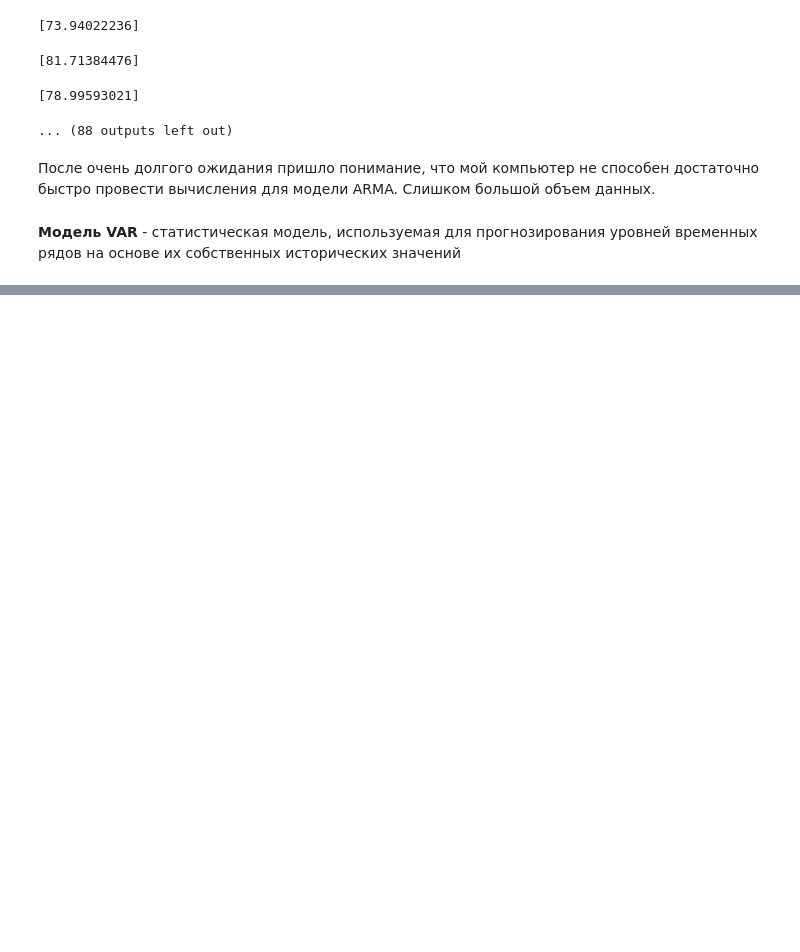
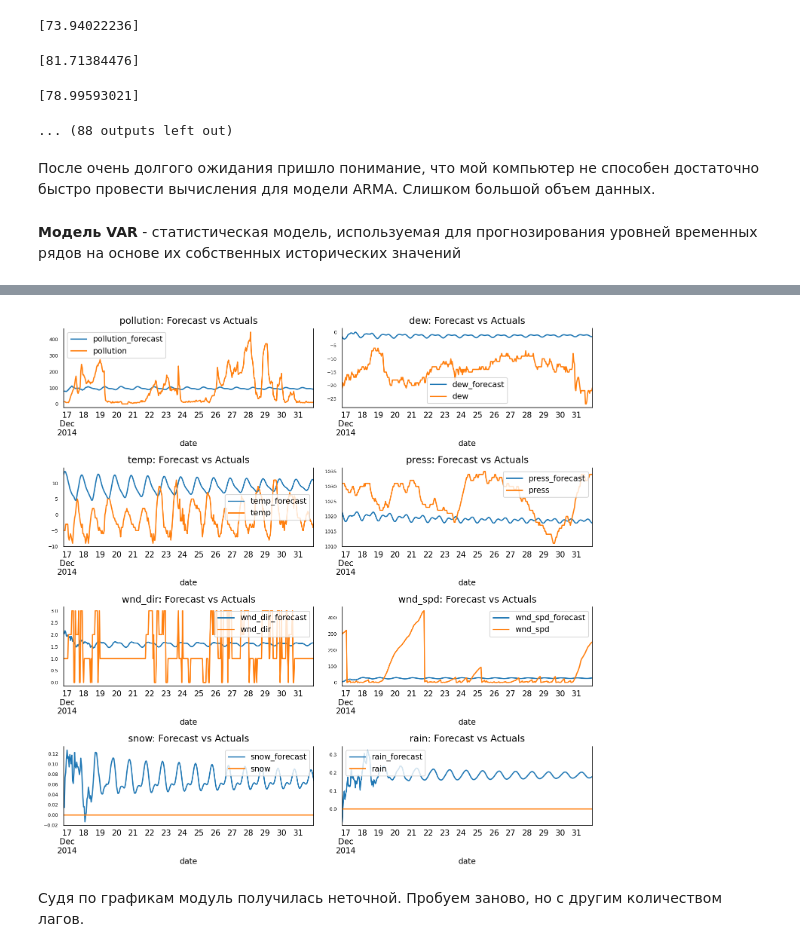
Before and after one commit to Krearden/TimeSeries, a Jupyter notebook: finalProject/final.ipynb, the cells around one changed output, grey strips where cells are left out. Cells and saved outputs as stored; diff of their text form; code cells hidden in the pictures; blank space fills up the shorter version.

```diff
--- a/finalProject/final.ipynb
+++ b/finalProject/final.ipynb
@@ -291,12 +318,6 @@ test = df[int(0.66*(len(data))):]
 # %%
-# Выбираем только ряд pollution
-train_pollution = train[['pollution']]
-
-# Создаем модель VAR на основе обучающих данных
-model = VAR(train_pollution)
-
 # Выбираем порядок модели VAR, который минимизирует критерий информативности Акаике (AIC)
-x = model.select_order(maxlags=12)
+x = model.select_order(maxlags=100)
 
 # Выводим информацию о выбранном порядке
 x.summary()
@@ -302,0 +350,4 @@ x.summary()
+# %%
+# заполняем модель с подобранным параметром
+model_fitted = model.fit(x.aic)
+model_fitted.summary()
@@ -302,0 +372,4 @@ x.summary()
+# %%
+# данные для предсказания
+forecast_input = train.values[-x.aic:]
+forecast_input
@@ -302,0 +394,6 @@ x.summary()
+# %%
+# Forecast
+nobs = 365 # количество точек для предсказания
+fc = model_fitted.forecast(y=forecast_input, steps=nobs) # nobs defined at top of program
+df_forecast = pd.DataFrame(fc, index=cdf.index[-nobs:], columns=cdf.columns)
+df_forecast
@@ -302,0 +415,17 @@ x.summary()
+# %%
+# Визуализация результатов
+fig, axes = plt.subplots(nrows=int(len(cdf.columns)/2), ncols=2, dpi=150, figsize=(10,10))
+for i, (col,ax) in enumerate(zip(cdf.columns, axes.flatten())):
+    df_forecast[col].plot(legend=True, ax=ax, label=f"{str(col) + '_forecast'}").autoscale(axis='x',tight=True)
+    test[col][-nobs:].plot(legend=True, ax=ax);
+    ax.set_title(col + ": Forecast vs Actuals")
+    ax.xaxis.set_ticks_position('none')
+    ax.yaxis.set_ticks_position('none')
+    ax.spines["top"].set_alpha(0)
+    ax.tick_params(labelsize=6)
+
+plt.tight_layout();
+# %% [output]
+[figure, added]
+# %% [markdown]
+Судя по графикам модуль получилась неточной. Пробуем заново, но с другим количеством лагов.
```
Also changed, not shown: parts of 33 cells of this notebook.
